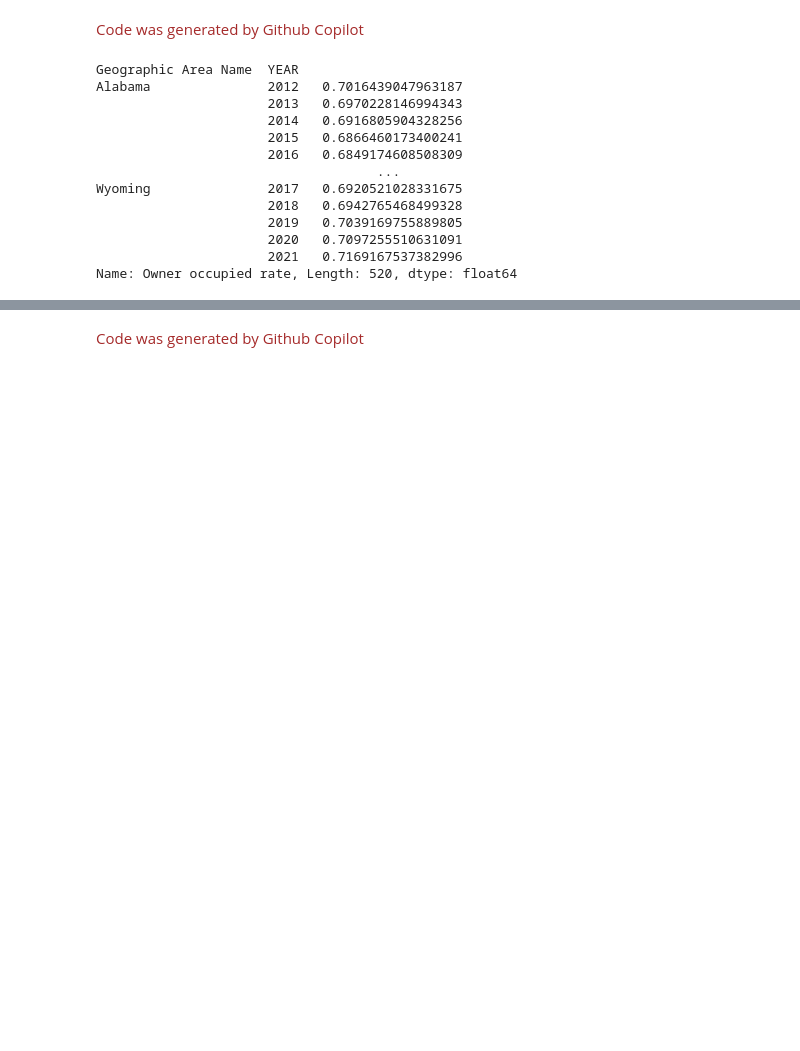
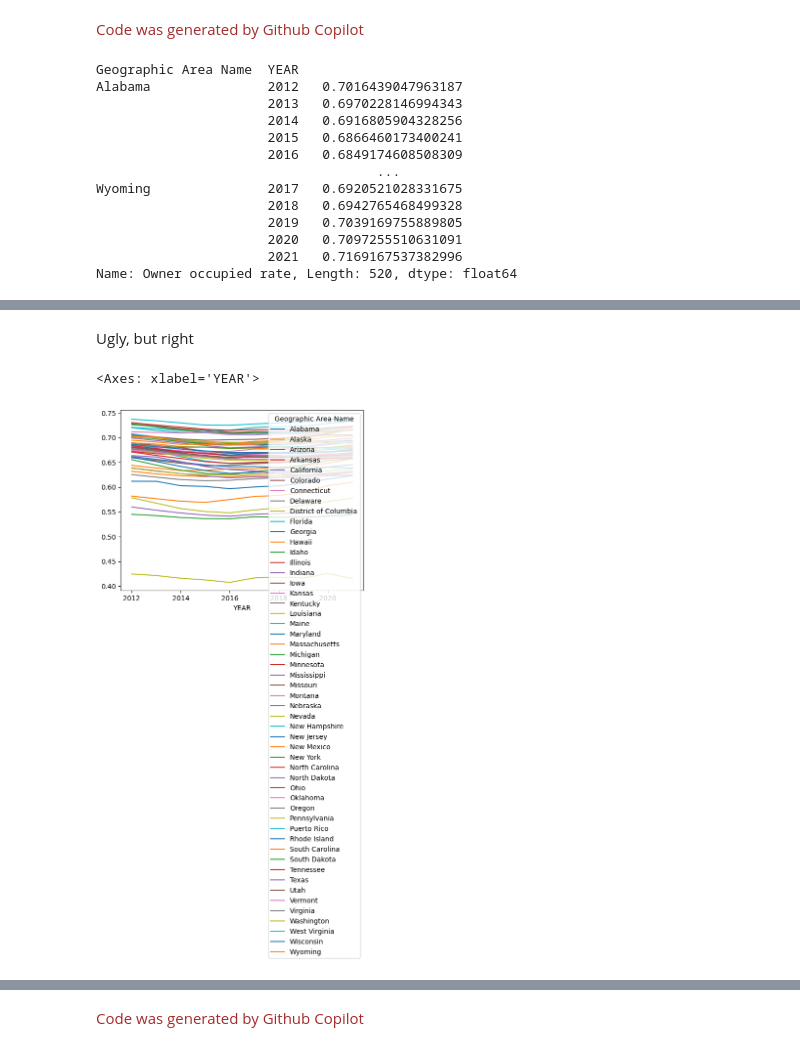
Before and after one commit to xie1027/GenAI_Insights, a Jupyter notebook: answer_key_david.ipynb, the cells around one changed output, grey strips where cells are left out. Cells and saved outputs as stored; diff of their text form; code cells hidden in the pictures; blank space fills up the shorter version.

```diff
--- a/answer_key_david.ipynb
+++ b/answer_key_david.ipynb
@@ -204,0 +217,8 @@ Name: Owner occupied rate, Length: 520, dtype: float64
+# %% [markdown]
+Ugly, but right
+# %%
+# Plot of homeownership rate over time by state
+acs_df.groupby(["YEAR", "Geographic Area Name"])["Owner occupied rate"].mean().unstack().plot()
+# %% [output]
+<Axes: xlabel='YEAR'>
+[figure, added]
```
Also changed, not shown: parts of 28 cells of this notebook.
